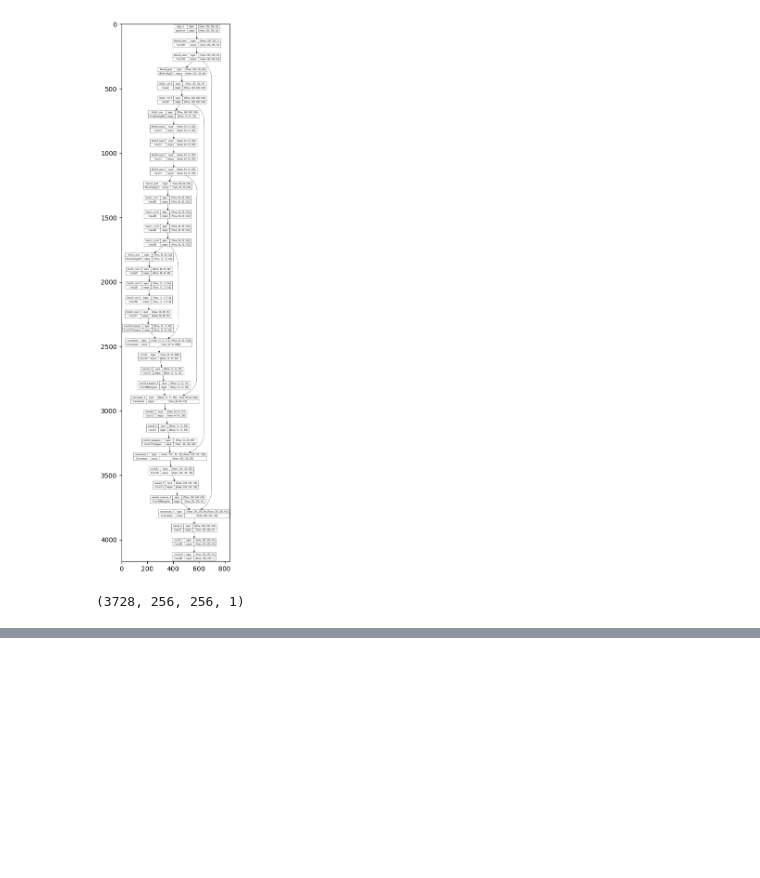
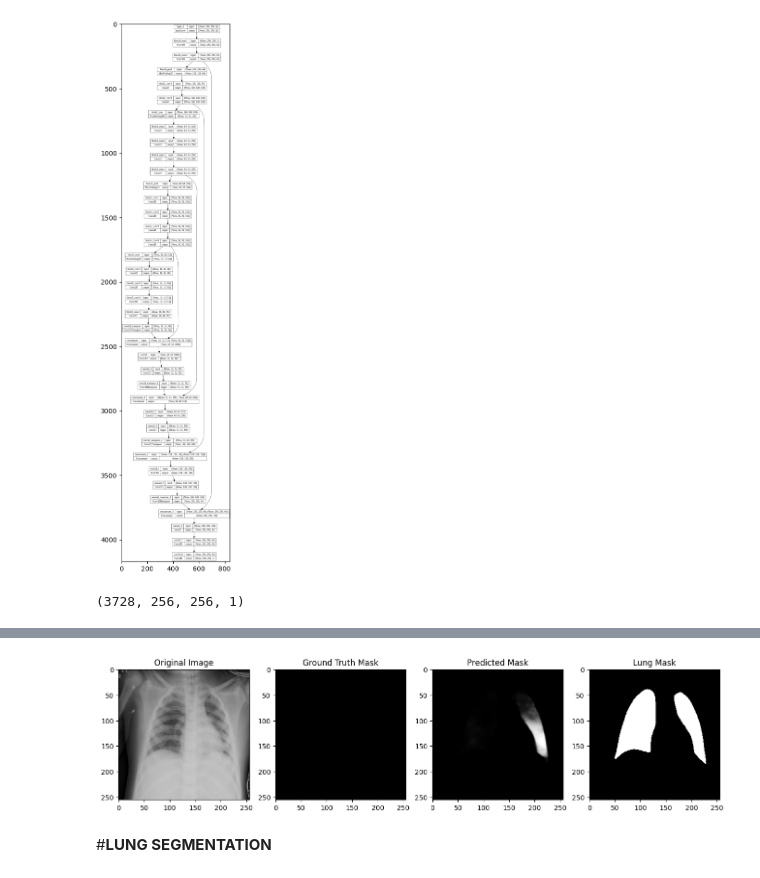
Before and after one commit to ErkocT/ata, a Jupyter notebook: Unet/Unet.ipynb, the cells around one changed output, grey strips where cells are left out. Drawn from its saved outputs; the diff is of its cells as text; code cells hidden in the pictures; blank space fills up the shorter version.

```diff
--- a/Unet/Unet.ipynb
+++ b/Unet/Unet.ipynb
@@ -260,0 +266,4 @@ test_df.head()
+# %%
+
+test_df = test_df[['label', 'image', 'mask']]
+test_df.head()
@@ -472,0 +616,3 @@ binary_predictions = (predictions > threshold).astype(int)
+# %%
+lung_mask_df = lung_mask_df["processed_lung_mask"]
+lung_mask_df
@@ -472,0 +632,7 @@ binary_predictions = (predictions > threshold).astype(int)
+# %%
+import numpy as np
+
+
+lung_mask_array = np.array(lung_mask_df.tolist())
+lung_mask_array = lung_mask_array.astype(np.float32)  # Convert to float32
+lung_mask_array = np.expand_dims(lung_mask_array, axis=-1)  # Add channel dimension
@@ -472,0 +736,33 @@ binary_predictions = (predictions > threshold).astype(int)
+# %%
+import matplotlib.pyplot as plt
+
+def plot_masks(original_image, ground_truth_mask, predicted_mask, lung_mask):
+    plt.figure(figsize=(16, 6))
+
+    # Plot original image
+    plt.subplot(1, 4, 1)
+    plt.imshow(original_image)
+    plt.title('Original Image')
+
+    # Plot ground truth mask
+    plt.subplot(1, 4, 2)
+    plt.imshow(ground_truth_mask[:, :, 0], cmap='gray')
+    plt.title('Ground Truth Mask')
+
+    # Plot predicted mask
+    plt.subplot(1, 4, 3)
+    plt.imshow(predicted_mask[:, :, 0], cmap='gray')
+    plt.title('Predicted Mask')
+
+    # Plot lung mask
+    plt.subplot(1, 4, 4)
+    plt.imshow(lung_mask[:, :, 0], cmap='gray')
+    plt.title('Lung Mask')
+
+    plt.show()
+
+
+
+plot_masks(x_test[626], y_test[626], predictions[626], lung_mask_array[626])
+# %% [output]
+[figure, added]
@@ -472,0 +773,2 @@ binary_predictions = (predictions > threshold).astype(int)
+# %% [markdown]
+#**LUNG SEGMENTATION**
```
Also changed, not shown: parts of 45 cells of this notebook.
